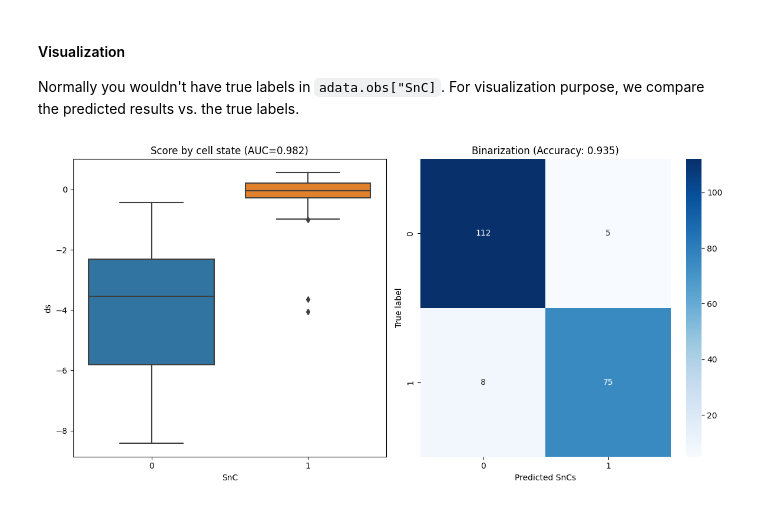
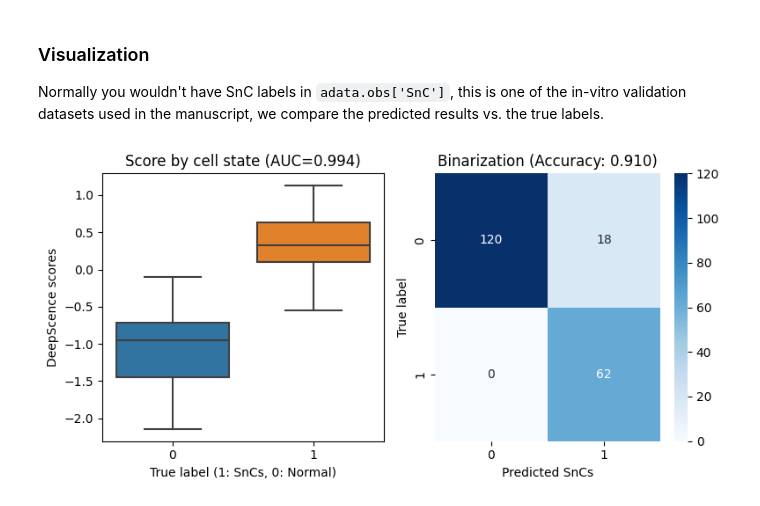
Before and after one commit to anthony-qu/DeepScence, a Jupyter notebook: DeepScence/tutorial/demo.ipynb, the cells around one changed output. Cells and saved outputs as stored; diff of their text form; code cells hidden in the pictures.

```diff
--- a/DeepScence/tutorial/demo.ipynb
+++ b/DeepScence/tutorial/demo.ipynb
@@ -30,3 +49,3 @@ denoising on separately. In such cases, make sure the denoised expression matrix
 # %%
-adata = DeepScence(adata, binarize=True, denoise=True)
+adata = DeepScence(adata, binarize=True)
 # %% [output]
@@ -56,24 +58,24 @@ information and possible workarounds, please see
 # %% [markdown]
-#### Visualization
-
-Normally you wouldn't have true labels in `adata.obs["SnC]`. For visualization purpose, we compare the predicted results vs. the true labels.
+### Visualization
+Normally you wouldn't have SnC labels in `adata.obs['SnC']`, this is one of the in-vitro validation datasets used in the manuscript, we compare the predicted results vs. the true labels.
 # %%
+binary_numeric = adata.obs["binary"].map({"SnC": 1, "Normal": 0}).values
 auroc = roc_auc_score(adata.obs["SnC"].values, adata.obs["ds"].values)
-accuracy = accuracy_score(adata.obs["binary"], adata.obs["SnC"])
+accuracy = accuracy_score(binary_numeric, adata.obs["SnC"])
 
-fig, (ax1, ax2) = plt.subplots(1, 2, figsize=(12, 6))
+fig, (ax1, ax2) = plt.subplots(1, 2, figsize=(8, 4))
 sns.boxplot(x=adata.obs["SnC"], y=adata.obs["ds"], ax=ax1)
 ax1.set_title(f"Score by cell state (AUC={auroc:.3f})")
-ax1.set_xlabel("SnC")
-ax1.set_ylabel("ds")
+ax1.set_xlabel("True label (1: SnCs, 0: Normal)")
+ax1.set_ylabel("DeepScence scores")
 
-cm = confusion_matrix(adata.obs["binary"], adata.obs["SnC"])
+cm = confusion_matrix(binary_numeric, adata.obs["SnC"])
 sns.heatmap(cm, annot=True, fmt='d', cmap='Blues', ax=ax2)
 ax2.set_title(f"Binarization (Accuracy: {accuracy:.3f})")
 ax2.set_xlabel("Predicted SnCs")
 ax2.set_ylabel("True label")
 
 plt.tight_layout()
 plt.show()
 # %% [output]
-[figure, old version]
+[figure, new version]
```
Also changed, not shown: parts of 8 cells of this notebook, 2 other files.
